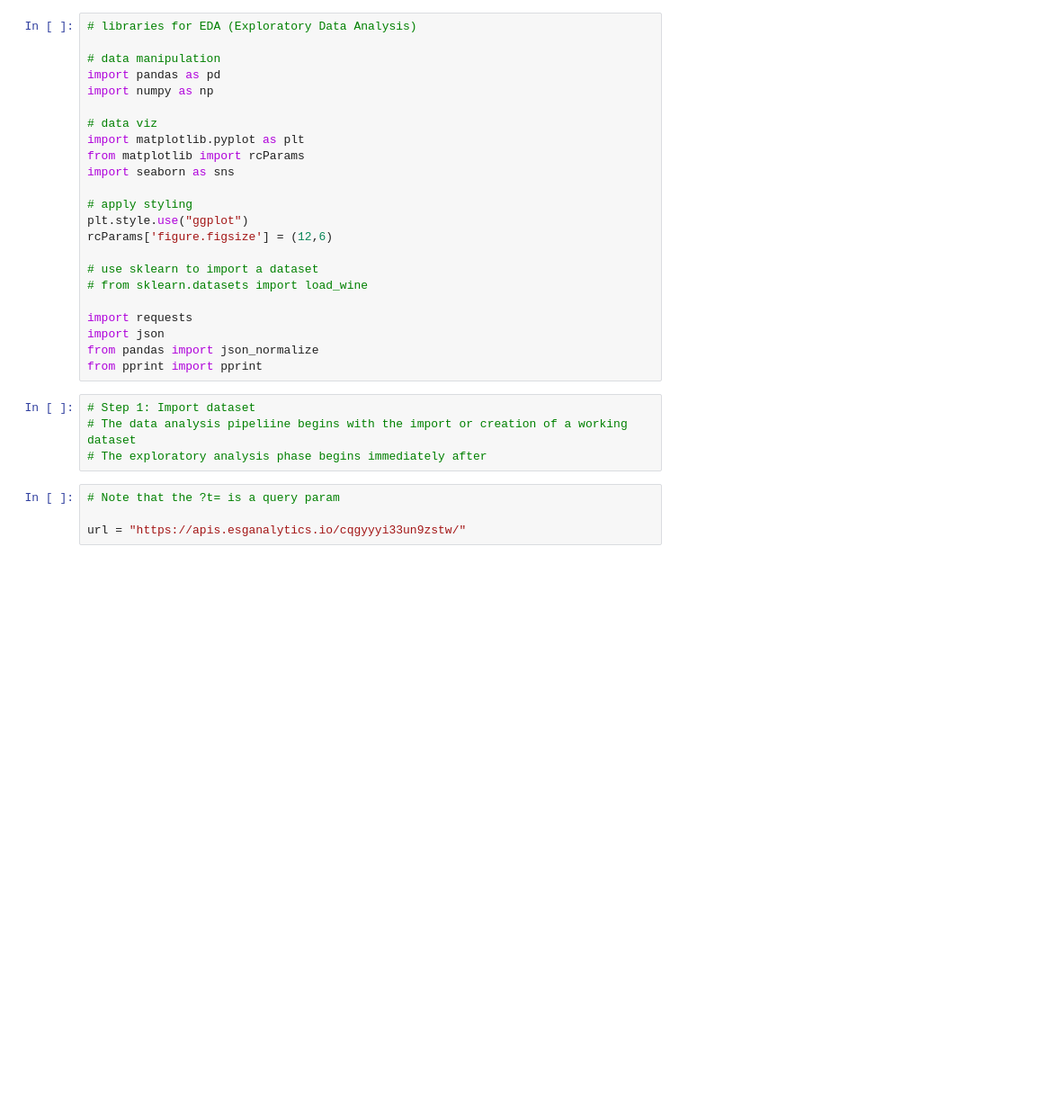
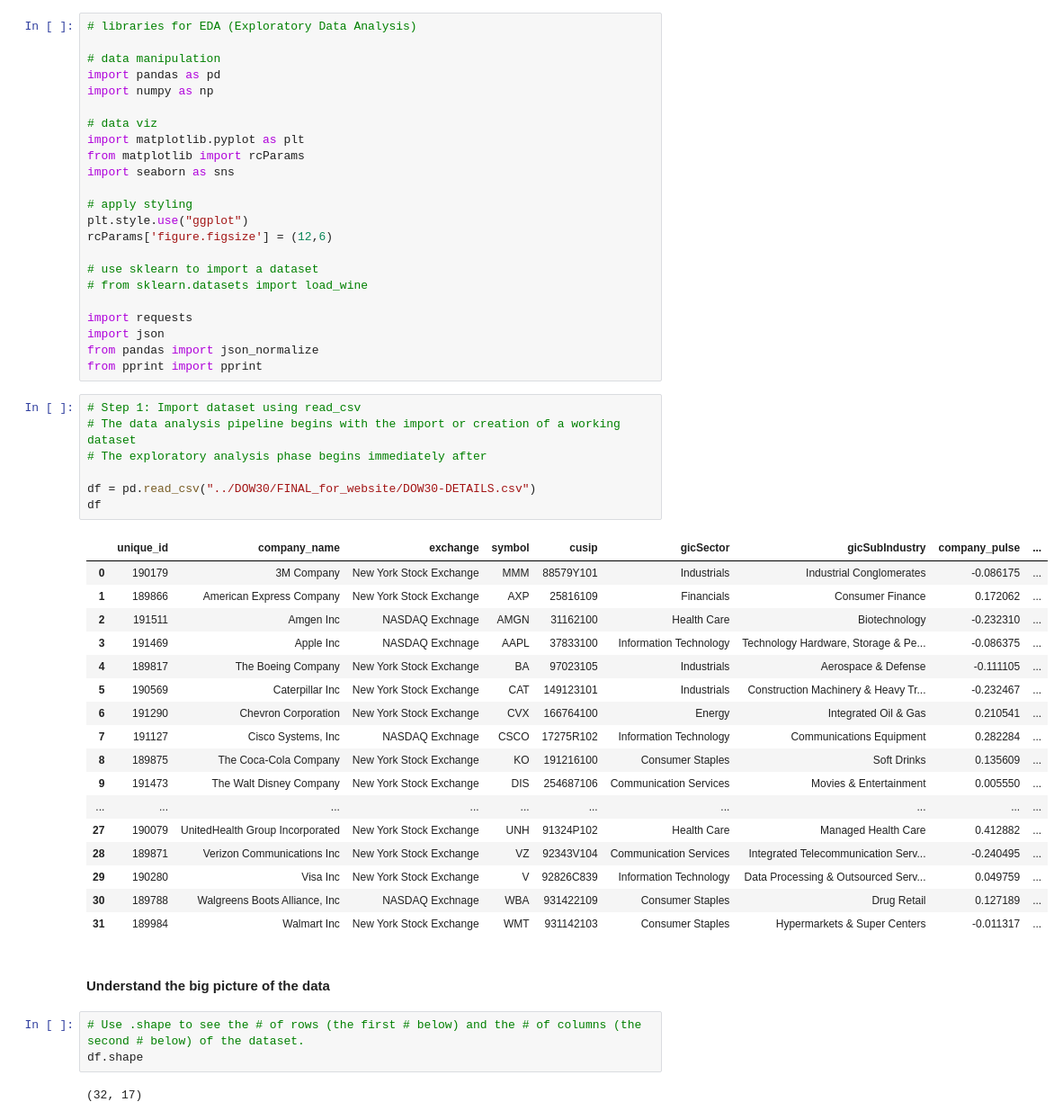
Before and after one commit to Jenkir/Dow-30-EDA, a Jupyter notebook: Dow-30-EDA-011624.ipynb, the cells around one changed output. Shown at 90% size. Cells and saved outputs as stored; diff of their text form; blank space fills up the shorter version.

```diff
--- a/Dow-30-EDA-011624.ipynb
+++ b/Dow-30-EDA-011624.ipynb
@@ -24,10 +26,34 @@ import json
 from pandas import json_normalize
 from pprint import pprint
 # %%
-# Step 1: Import dataset
-# The data analysis pipeliine begins with the import or creation of a working dataset
+# Step 1: Import dataset using read_csv
+# The data analysis pipeline begins with the import or creation of a working dataset
 # The exploratory analysis phase begins immediately after
+
+df = pd.read_csv("../DOW30/FINAL_for_website/DOW30-DETAILS.csv")
+df
+# %% [output]
+|  | unique_id | company_name | exchange | symbol | cusip | gicSector | gicSubIndustry | company_pulse | ... |
+| 0 | 190179 | 3M Company | New York Stock Exchange | MMM | 88579Y101 | Industrials | Industrial Conglomerates | -0.086175 | ... |
+| 1 | 189866 | American Express Company | New York Stock Exchange | AXP | 25816109 | Financials | Consumer Finance | 0.172062 | ... |
+| 2 | 191511 | Amgen Inc | NASDAQ Exchnage | AMGN | 31162100 | Health Care | Biotechnology | -0.232310 | ... |
+| 3 | 191469 | Apple Inc | NASDAQ Exchnage | AAPL | 37833100 | Information Technology | Technology Hardware, Storage & Pe... | -0.086375 | ... |
+| 4 | 189817 | The Boeing Company | New York Stock Exchange | BA | 97023105 | Industrials | Aerospace & Defense | -0.111105 | ... |
+| 5 | 190569 | Caterpillar Inc | New York Stock Exchange | CAT | 149123101 | Industrials | Construction Machinery & Heavy Tr... | -0.232467 | ... |
+| 6 | 191290 | Chevron Corporation | New York Stock Exchange | CVX | 166764100 | Energy | Integrated Oil & Gas | 0.210541 | ... |
+| 7 | 191127 | Cisco Systems, Inc | NASDAQ Exchnage | CSCO | 17275R102 | Information Technology | Communications Equipment | 0.282284 | ... |
+| 8 | 189875 | The Coca-Cola Company | New York Stock Exchange | KO | 191216100 | Consumer Staples | Soft Drinks | 0.135609 | ... |
+| 9 | 191473 | The Walt Disney Company | New York Stock Exchange | DIS | 254687106 | Communication Services | Movies & Entertainment | 0.005550 | ... |
+| ... | ... | ... | ... | ... | ... | ... | ... | ... | ... |
+| 27 | 190079 | UnitedHealth Group Incorporated | New York Stock Exchange | UNH | 91324P102 | Health Care | Managed Health Care | 0.412882 | ... |
+| 28 | 189871 | Verizon Communications Inc | New York Stock Exchange | VZ | 92343V104 | Communication Services | Integrated Telecommunication Serv... | -0.240495 | ... |
+| 29 | 190280 | Visa Inc | New York Stock Exchange | V | 92826C839 | Information Technology | Data Processing & Outsourced Serv... | 0.049759 | ... |
+| 30 | 189788 | Walgreens Boots Alliance, Inc | NASDAQ Exchnage | WBA | 931422109 | Consumer Staples | Drug Retail | 0.127189 | ... |
+| 31 | 189984 | Walmart Inc | New York Stock Exchange | WMT | 931142103 | Consumer Staples | Hypermarkets & Super Centers | -0.011317 | ... |
-# %%
-# Note that the ?t= is a query param
-
-url = "https://apis.esganalytics.io/cqgyyyi33un9zstw/"
+# %% [markdown]
+#### Understand the big picture of the data
+# %%
+# Use .shape to see the # of rows (the first # below) and the # of columns (the second # below) of the dataset.
+df.shape
+# %% [output]
+(32, 17)
```
Also changed, not shown: parts of 18 cells of this notebook.
